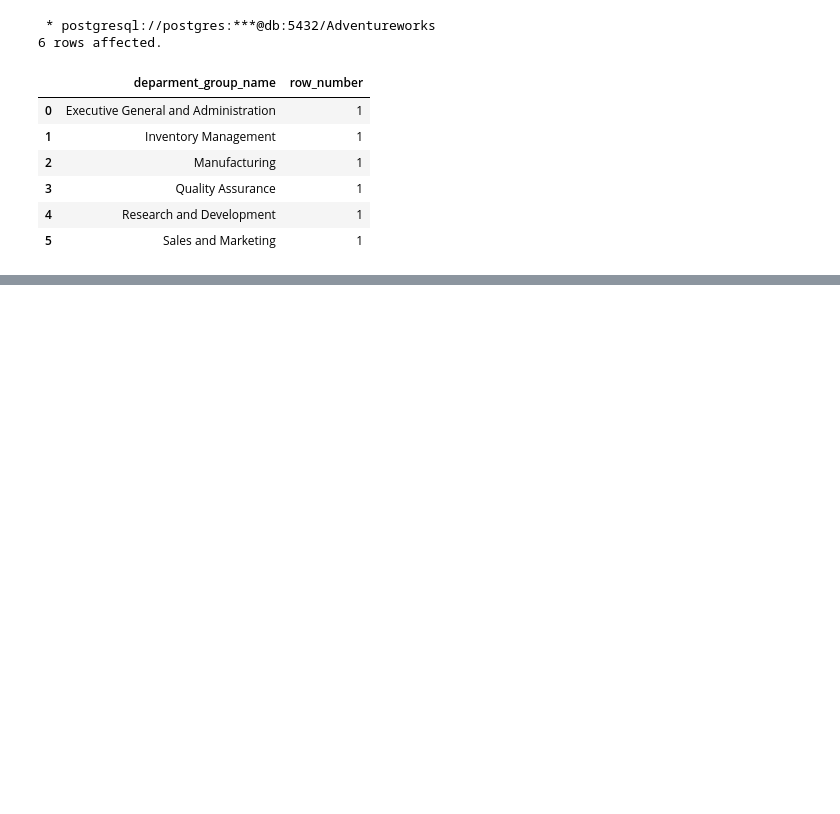
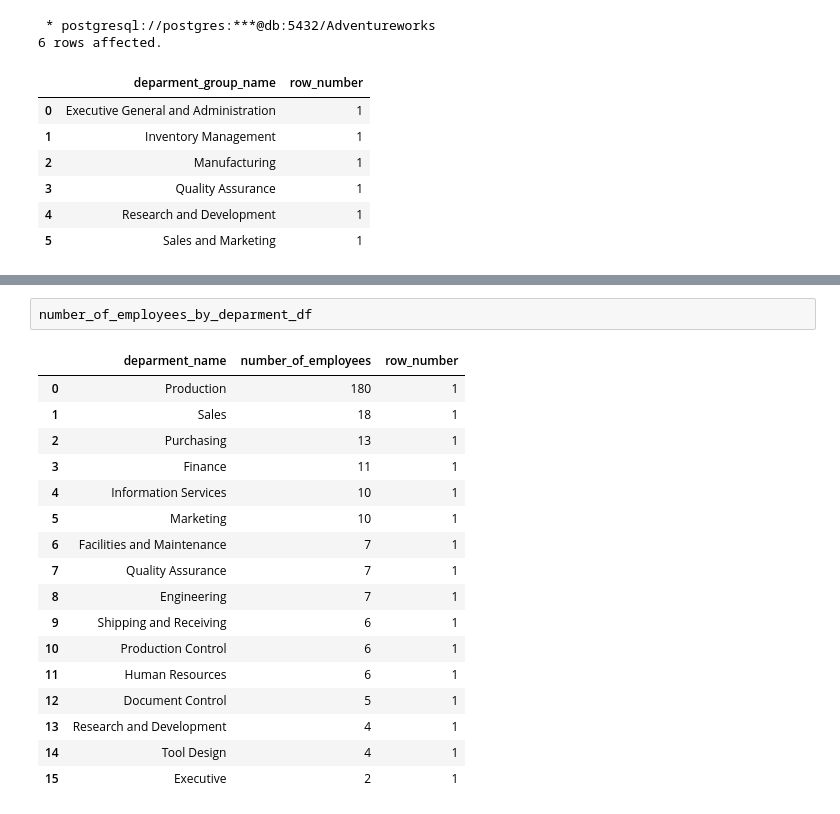
Before and after one commit to nikolaevtomov/adventureworks, a Jupyter notebook: notebook/1.humanresources.ipynb, the cells around one changed output, grey strips where cells are left out. Cells and saved outputs as stored; diff of their text form; blank space fills up the shorter version.

```diff
--- a/notebook/1.humanresources.ipynb
+++ b/notebook/1.humanresources.ipynb
@@ -93,0 +116,20 @@ SELECT t.* FROM (
+# %%
+number_of_employees_by_deparment_df
+# %% [output]
+|  | deparment_name | number_of_employees | row_number |
+| 0 | Production | 180 | 1 |
+| 1 | Sales | 18 | 1 |
+| 2 | Purchasing | 13 | 1 |
+| 3 | Finance | 11 | 1 |
+| 4 | Information Services | 10 | 1 |
+| 5 | Marketing | 10 | 1 |
+| 6 | Facilities and Maintenance | 7 | 1 |
+| 7 | Quality Assurance | 7 | 1 |
+| 8 | Engineering | 7 | 1 |
+| 9 | Shipping and Receiving | 6 | 1 |
+| 10 | Production Control | 6 | 1 |
+| 11 | Human Resources | 6 | 1 |
+| 12 | Document Control | 5 | 1 |
+| 13 | Research and Development | 4 | 1 |
+| 14 | Tool Design | 4 | 1 |
+| 15 | Executive | 2 | 1 |
```
Also changed, not shown: parts of 4 cells of this notebook.
